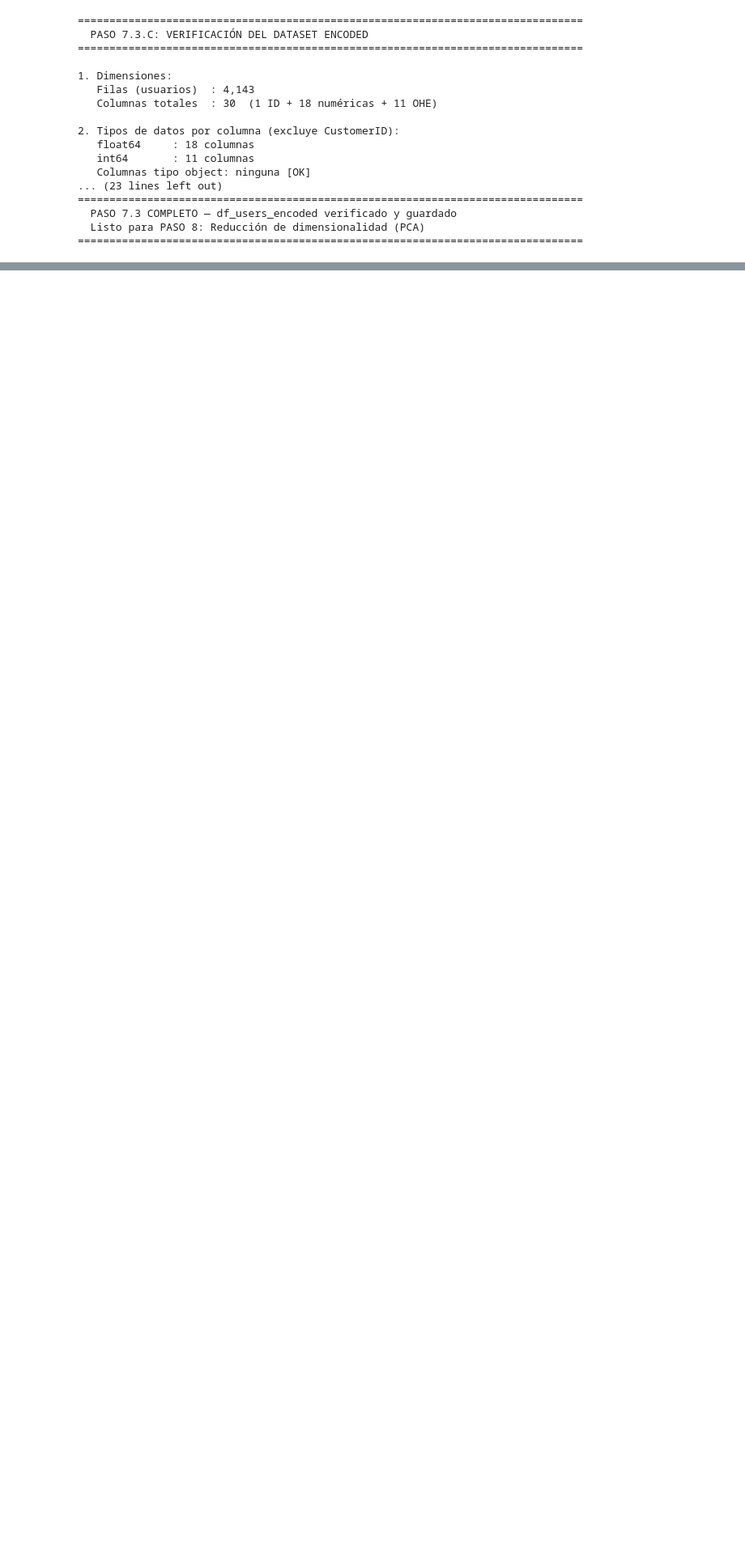
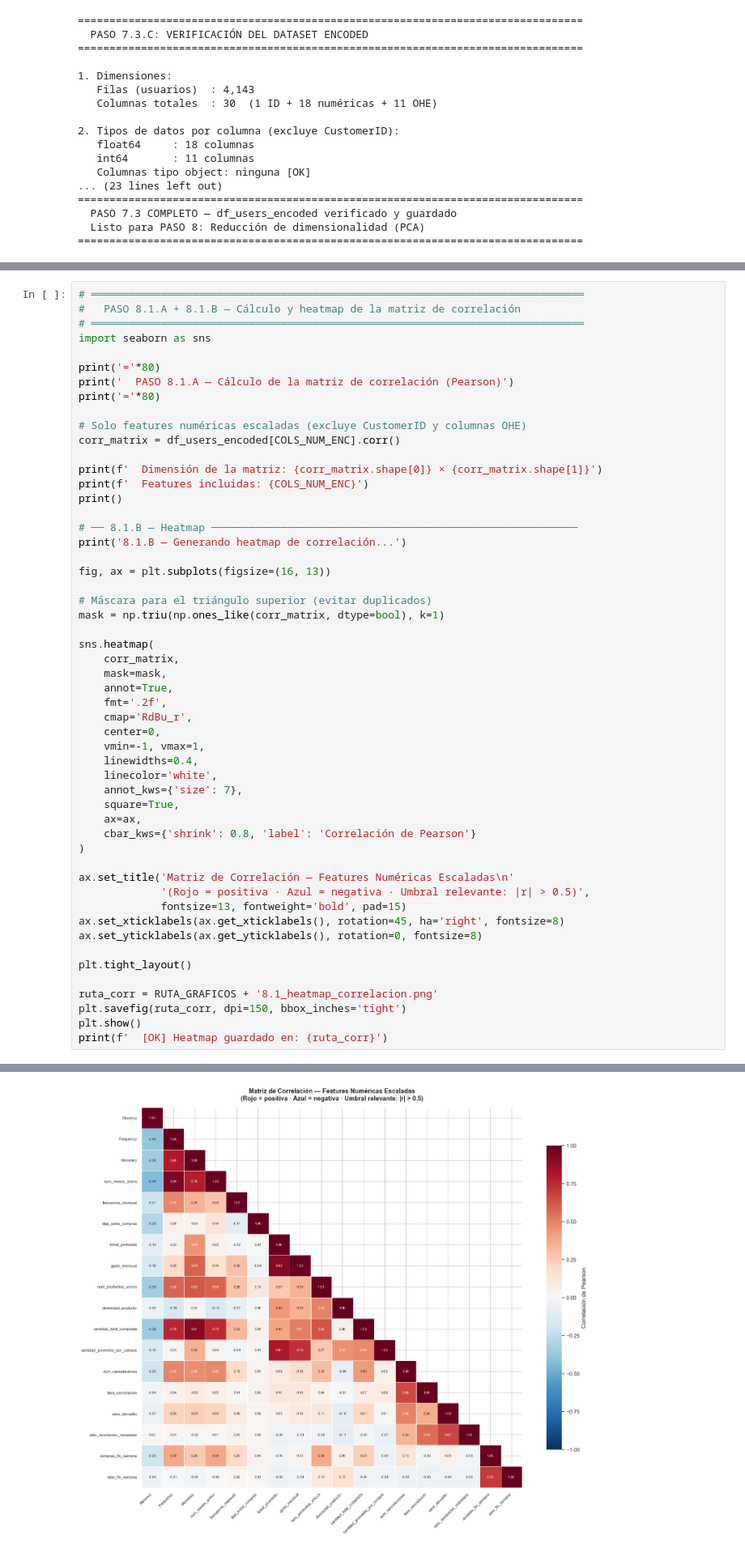
Before and after one commit to ravel01106/proyecto-master-ia-big-data, a Jupyter notebook: notebooks/clustering_proyect/preprocesing/preprocesing_data_clustering.ipynb, the cells around one changed output, grey strips where cells are left out. Shown at 81% size. Saved outputs shown, nothing was run; the diff lists cells and outputs as text; blank space fills up the shorter version.

Commit message:
commit 33 heatmap

```diff
--- a/notebooks/clustering_proyect/preprocesing/preprocesing_data_clustering.ipynb
+++ b/notebooks/clustering_proyect/preprocesing/preprocesing_data_clustering.ipynb
@@ -3951,0 +3966,54 @@ print('='*80)
+# %%
+# ══════════════════════════════════════════════════════════════════════════════
+#   PASO 8.1.A + 8.1.B — Cálculo y heatmap de la matriz de correlación
+# ══════════════════════════════════════════════════════════════════════════════
+import seaborn as sns
+
+print('='*80)
+print('  PASO 8.1.A — Cálculo de la matriz de correlación (Pearson)')
+print('='*80)
+
+# Solo features numéricas escaladas (excluye CustomerID y columnas OHE)
+corr_matrix = df_users_encoded[COLS_NUM_ENC].corr()
+
+print(f'  Dimensión de la matriz: {corr_matrix.shape[0]} × {corr_matrix.shape[1]}')
+print(f'  Features incluidas: {COLS_NUM_ENC}')
+print()
+
+# ── 8.1.B — Heatmap ──────────────────────────────────────────────────────────
+print('8.1.B — Generando heatmap de correlación...')
+
+fig, ax = plt.subplots(figsize=(16, 13))
+
+# Máscara para el triángulo superior (evitar duplicados)
+mask = np.triu(np.ones_like(corr_matrix, dtype=bool), k=1)
+
+sns.heatmap(
+    corr_matrix,
+    mask=mask,
+    annot=True,
+    fmt='.2f',
+    cmap='RdBu_r',
+    center=0,
+    vmin=-1, vmax=1,
+    linewidths=0.4,
+    linecolor='white',
+    annot_kws={'size': 7},
+    square=True,
+    ax=ax,
+    cbar_kws={'shrink': 0.8, 'label': 'Correlación de Pearson'}
+)
+
+ax.set_title('Matriz de Correlación — Features Numéricas Escaladas\n'
+             '(Rojo = positiva · Azul = negativa · Umbral relevante: |r| > 0.5)',
+             fontsize=13, fontweight='bold', pad=15)
+ax.set_xticklabels(ax.get_xticklabels(), rotation=45, ha='right', fontsize=8)
+ax.set_yticklabels(ax.get_yticklabels(), rotation=0, fontsize=8)
+
+plt.tight_layout()
+
+ruta_corr = RUTA_GRAFICOS + '8.1_heatmap_correlacion.png'
+plt.savefig(ruta_corr, dpi=150, bbox_inches='tight')
+plt.show()
+print(f'  [OK] Heatmap guardado en: {ruta_corr}')
+# %% [output]
@@ -3951,0 +4027 @@ print('='*80)
+[figure, added]
```
Also changed, not shown: parts of 3 cells of this notebook, 1 other file.
